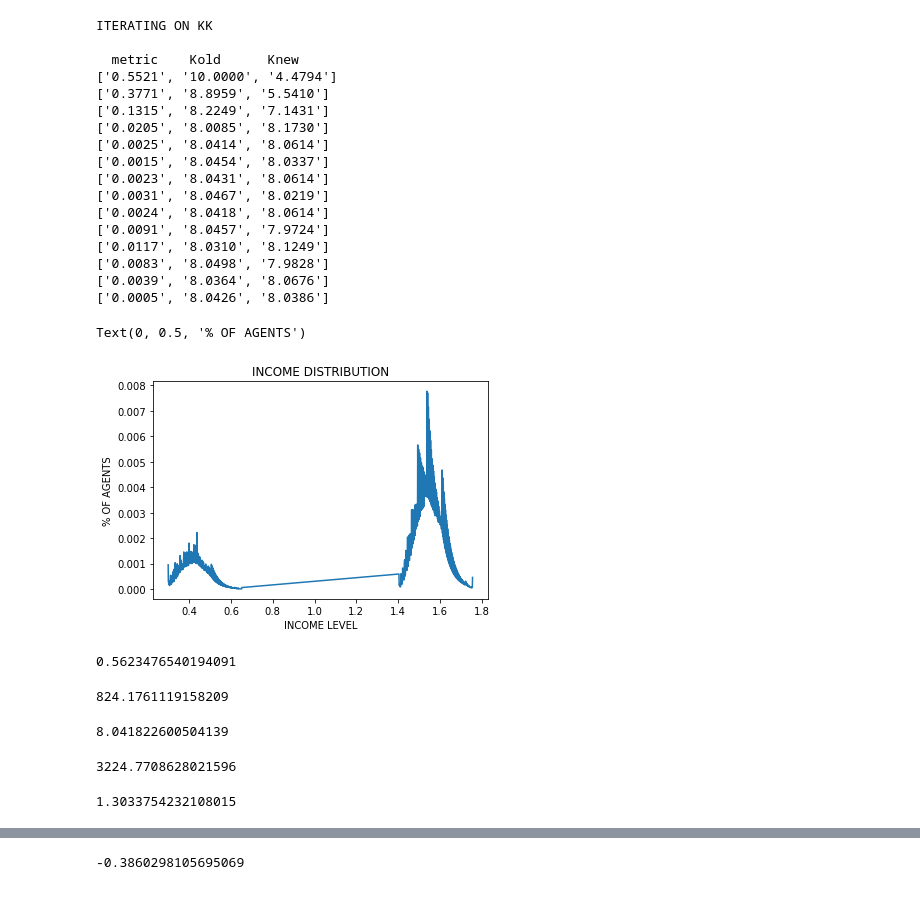
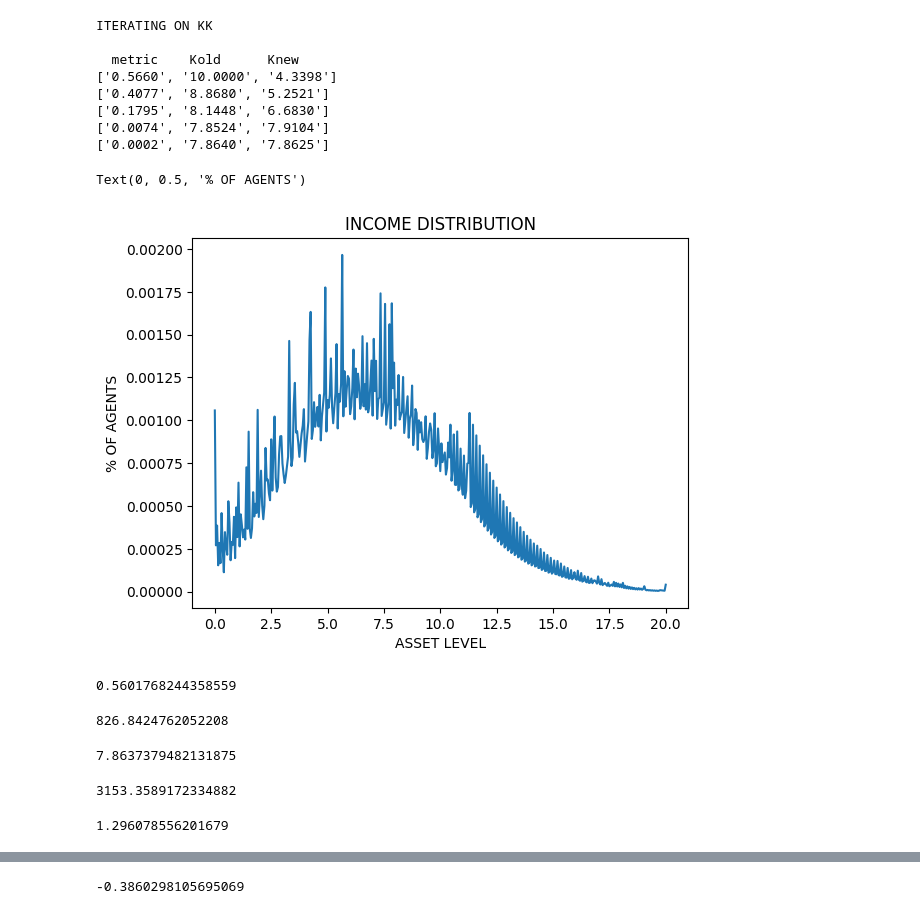
Before and after one commit to taka-onohara/qmacro_2ndhalf, a Jupyter notebook: assignment.ipynb, the cells around one changed output, grey strips where cells are left out. Cells and saved outputs as stored; diff of their text form; code cells hidden in the pictures.

```diff
--- a/assignment.ipynb
+++ b/assignment.ipynb
@@ -192,8 +192,8 @@ def model_solution(param):
 
         w = (1-alpha) * KK**(alpha) * HH**(-alpha)
         r = (alpha) * KK**(alpha-1) * HH**(1-alpha) - delta
-        tau = 0.0
-        # tau = 0.05
+        # tau = 0.0
+        tau = 0.05
         T = tau*r*KK
 
         ####################################################
@@ -236,75 +236,66 @@ param = setPar()
 ITERATING ON KK
 
   metric    Kold      Knew
-['0.5521', '10.0000', '4.4794']
-['0.3771', '8.8959', '5.5410']
-['0.1315', '8.2249', '7.1431']
-['0.0205', '8.0085', '8.1730']
-['0.0025', '8.0414', '8.0614']
-['0.0015', '8.0454', '8.0337']
-['0.0023', '8.0431', '8.0614']
-['0.0031', '8.0467', '8.0219']
-['0.0024', '8.0418', '8.0614']
-['0.0091', '8.0457', '7.9724']
-['0.0117', '8.0310', '8.1249']
-['0.0083', '8.0498', '7.9828']
-['0.0039', '8.0364', '8.0676']
-['0.0005', '8.0426', '8.0386']
+['0.5660', '10.0000', '4.3398']
+['0.4077', '8.8680', '5.2521']
+['0.1795', '8.1448', '6.6830']
+['0.0074', '7.8524', '7.9104']
+['0.0002', '7.8640', '7.8625']
 # %%
 h = param['h']
 a_l = param['a_l']; a_u = param['a_u']; NA = param['NA'];
 a = np.linspace(a_l, a_u, NA)
 
 
 # calculate income distribution for each grid
 
-income = np.array([(r*a + w*h[0]), (r*a + w*h[1])])
-#income = np.array(a)
+#income = np.array([(r*a + w*h[0]), (r*a + w*h[1])])
+income = np.array(a)
 
 # # transpose income
 income = income.T
 # # sorting the income after flattening "income"
 # pinc, index = np.sort(income.flatten('F')), np.argsort(income.flatten('F'))
 # plambda = mu.flatten('F')
 # #
 
 # sort with regard to the 1st argument of zip
 zip_lists = zip(income.flatten('F'), mu.flatten('F'))
 # sort upwards
 zip_sort = sorted(zip_lists)
 # unzip
 pinc, pmu = zip(*zip_sort)
 
 plt.plot(pinc, pmu)
 plt.title('INCOME DISTRIBUTION')
 
-plt.xlabel('INCOME LEVEL')
-#plt.xlabel('ASSET LEVEL')
+#plt.xlabel('INCOME LEVEL')
+plt.xlabel('ASSET LEVEL')
 
 plt.ylabel('% OF AGENTS')
 # %% [output]
 Text(0, 0.5, '% OF AGENTS')
-[figure, old version]
+[figure, new version]
 # %%
-np.std(pinc)
+np.std(pinc) # for wh+ra
 # %% [output]
-0.5623476540194091
+0.5601768244358559
 # %%
-sum(pinc)
+sum(pinc) # for wh+ra
 # %% [output]
-824.1761119158209
+826.8424762052208
 # %%
 KK
 # %% [output]
-8.041822600504139
+7.8637379482131875
 # %%
 KK*401
 # %% [output]
-3224.7708628021596
+3153.3589172334882
 # %%
 w
 # %% [output]
-1.3033754232108015
+1.296078556201679
 # %%
 r
 # %% [output]
```
Also changed, not shown: parts of 3 cells of this notebook.
